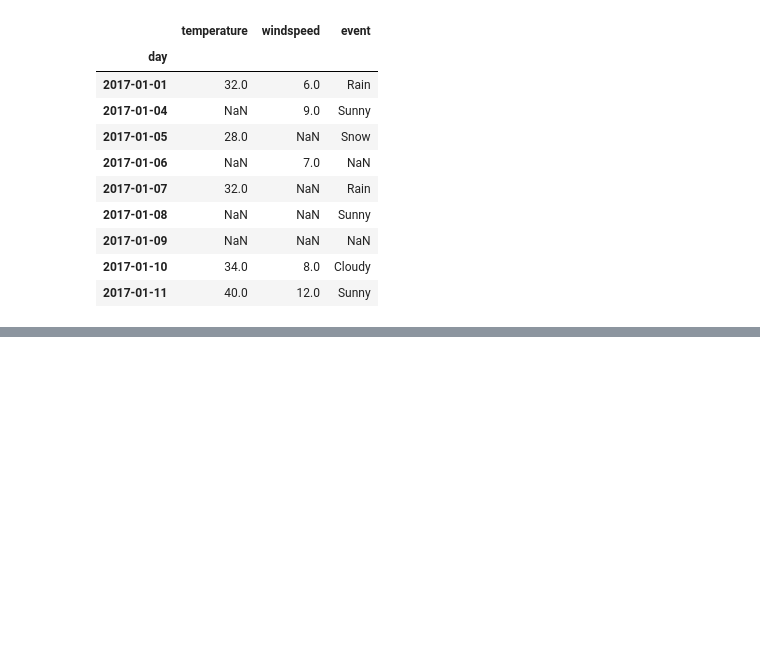
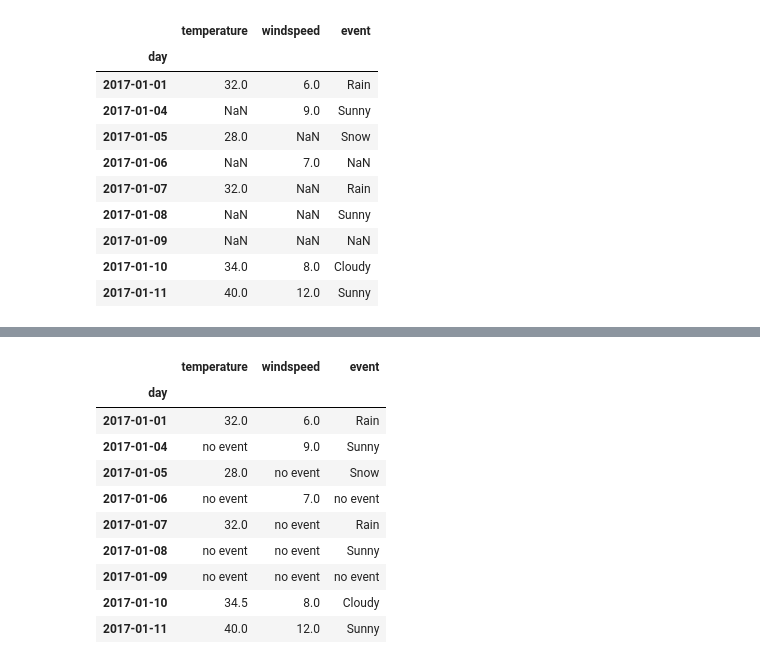
Before and after one commit to Alvi399/My-Data-Science, a Jupyter notebook: Pandas/05. Handle Missing Data.ipynb, the cells around one changed output, grey strips where cells are left out. Drawn from its saved outputs; the diff is of its cells as text; code cells hidden in the pictures; blank space fills up the shorter version.

```diff
--- a/Pandas/05. Handle Missing Data.ipynb
+++ b/Pandas/05. Handle Missing Data.ipynb
@@ -162,0 +181,18 @@ data
+# %%
+new_data = data.replace({
+    34.0:34.5,
+    np.nan:"no event"
+}) #replace - adalah untuk mengganti data yang tidak masuk akal dengan data yang masuk akal) #replace - adalah untuk mengganti data yang tidak masuk akal dengan data yang masuk akal
+new_data
+# %% [output]
+|  | temperature | windspeed | event |
+| day |  |  |  |
+| 2017-01-01 | 32.0 | 6.0 | Rain |
+| 2017-01-04 | no event | 9.0 | Sunny |
+| 2017-01-05 | 28.0 | no event | Snow |
+| 2017-01-06 | no event | 7.0 | no event |
+| 2017-01-07 | 32.0 | no event | Rain |
+| 2017-01-08 | no event | no event | Sunny |
+| 2017-01-09 | no event | no event | no event |
+| 2017-01-10 | 34.5 | 8.0 | Cloudy |
+| 2017-01-11 | 40.0 | 12.0 | Sunny |
```
Also changed, not shown: parts of 5 cells of this notebook, 4 other files.
